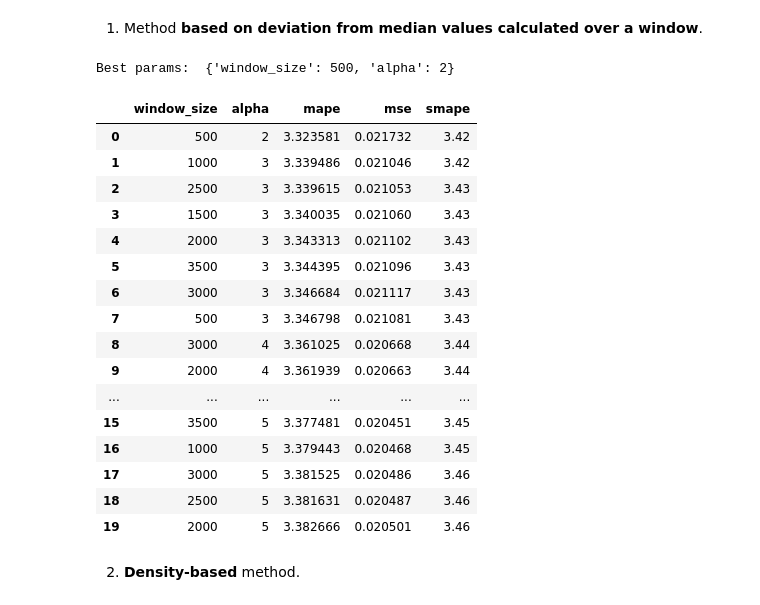
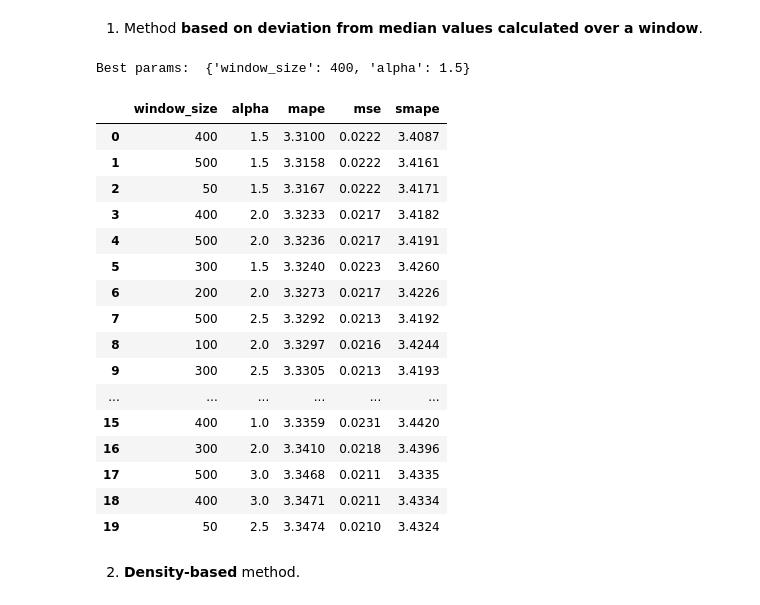
Before and after one commit to OkoksNeDam/geoinformation-data-forecasting, a Jupyter notebook: prophet.ipynb, the cells around one changed output. Drawn from its saved outputs; the diff is of its cells as text; code cells hidden in the pictures.

```diff
--- a/prophet.ipynb
+++ b/prophet.ipynb
@@ -141,7 +113,0 @@ additional_df.insert(0, 'date', additional_df.apply(lambda x: create_date(x.year
-# %%
-additional_df.drop(columns=['year', 'day', 'hr', 'min', 'sec'], inplace=True)
-additional_df.rename(columns={"date": "ds"}, inplace=True)
-additional_df = additional_df[additional_df.ds > datetime.datetime.strptime('2003-01-01 00:00:00', '%Y-%m-%d %H:%M:%S')].reset_index(drop=True)
-df = df[df.ds > datetime.datetime.strptime('2003-01-01 00:00:00', '%Y-%m-%d %H:%M:%S')].reset_index(drop=True)
-additional_df = additional_df[additional_df.ds <= datetime.datetime.strptime('2023-05-05 23:00:00', '%Y-%m-%d %H:%M:%S')].reset_index(drop=True)
-df = df.merge(additional_df, left_on=['ds'], right_on=['ds'], how='outer')
@@ -226,17 +182,21 @@ def calc_smape(actual, predicted) -> float:
         actual, predicted = np.array(actual), np.array(predicted)
 
     return np.mean(np.abs(predicted - actual) / ((np.abs(predicted) + np.abs(actual)) / 2) ) * 100
+def calc_mse(y_true, y_pred):
+    y_true = np.array(y_true)
+    y_pred = np.array(y_pred)
+    return np.nanmean((y_true - y_pred) ** 2)
 # %% [markdown]
 Function that evaluates model and finds mse, mape and smape metrics:
 # %%
 def evaluate_model(model, df_test):
-    future = df_test
+    future = df_test[['ds']]
     forecast = model.predict(future)
 
     predictions = forecast.iloc[-len(df_test):]['yhat']
     actuals = df_test['y']
 
-    mse = round(mean_squared_error(actuals, predictions), 4)
+    mse = round(calc_mse(actuals, predictions), 4)
     mape = round(mean_absolute_percentage_error(actuals, predictions) * 100, 4)
     smape = round(calc_smape(actuals, predictions), 4)
 
@@ -372,30 +332,30 @@ def find_best_outlier_detector(param_grid, algorithm):
 1. Method <b>based on deviation from median values calculated over a window</b>.<br>
 # %%
 param_grid = {
-    'window_size': [500, 1000, 1500, 2000, 2500, 3000, 3500],
-    'alpha': [1, 2, 3, 4, 5, 6, 7, 8, 9]
+    'window_size': [50, 100, 200, 300, 400, 500],
+    'alpha': [1, 1.5, 2, 2.5, 3, 3.5, 4.5]
 }
 
 find_best_outlier_detector(param_grid, algorithm=get_anomalies_median).head(20)
 # %% [output]
-Best params:  {'window_size': 500, 'alpha': 2}
+Best params:  {'window_size': 400, 'alpha': 1.5}
 |  | window_size | alpha | mape | mse | smape |
-| 0 | 500 | 2 | 3.323581 | 0.021732 | 3.42 |
-| 1 | 1000 | 3 | 3.339486 | 0.021046 | 3.42 |
-| 2 | 2500 | 3 | 3.339615 | 0.021053 | 3.43 |
-| 3 | 1500 | 3 | 3.340035 | 0.021060 | 3.43 |
-| 4 | 2000 | 3 | 3.343313 | 0.021102 | 3.43 |
-| 5 | 3500 | 3 | 3.344395 | 0.021096 | 3.43 |
-| 6 | 3000 | 3 | 3.346684 | 0.021117 | 3.43 |
-| 7 | 500 | 3 | 3.346798 | 0.021081 | 3.43 |
-| 8 | 3000 | 4 | 3.361025 | 0.020668 | 3.44 |
-| 9 | 2000 | 4 | 3.361939 | 0.020663 | 3.44 |
+| 0 | 400 | 1.5 | 3.3100 | 0.0222 | 3.4087 |
+| 1 | 500 | 1.5 | 3.3158 | 0.0222 | 3.4161 |
+| 2 | 50 | 1.5 | 3.3167 | 0.0222 | 3.4171 |
+| 3 | 400 | 2.0 | 3.3233 | 0.0217 | 3.4182 |
+| 4 | 500 | 2.0 | 3.3236 | 0.0217 | 3.4191 |
+| 5 | 300 | 1.5 | 3.3240 | 0.0223 | 3.4260 |
+| 6 | 200 | 2.0 | 3.3273 | 0.0217 | 3.4226 |
+| 7 | 500 | 2.5 | 3.3292 | 0.0213 | 3.4192 |
+| 8 | 100 | 2.0 | 3.3297 | 0.0216 | 3.4244 |
+| 9 | 300 | 2.5 | 3.3305 | 0.0213 | 3.4193 |
 | ... | ... | ... | ... | ... | ... |
-| 15 | 3500 | 5 | 3.377481 | 0.020451 | 3.45 |
-| 16 | 1000 | 5 | 3.379443 | 0.020468 | 3.45 |
-| 17 | 3000 | 5 | 3.381525 | 0.020486 | 3.46 |
-| 18 | 2500 | 5 | 3.381631 | 0.020487 | 3.46 |
-| 19 | 2000 | 5 | 3.382666 | 0.020501 | 3.46 |
+| 15 | 400 | 1.0 | 3.3359 | 0.0231 | 3.4420 |
+| 16 | 300 | 2.0 | 3.3410 | 0.0218 | 3.4396 |
+| 17 | 500 | 3.0 | 3.3468 | 0.0211 | 3.4335 |
+| 18 | 400 | 3.0 | 3.3471 | 0.0211 | 3.4334 |
+| 19 | 50 | 2.5 | 3.3474 | 0.0210 | 3.4324 |
 # %% [markdown]
 2. <b>Density-based</b> method.
 # %%
```
Also changed, not shown: parts of 14 cells of this notebook, 4 other files.
